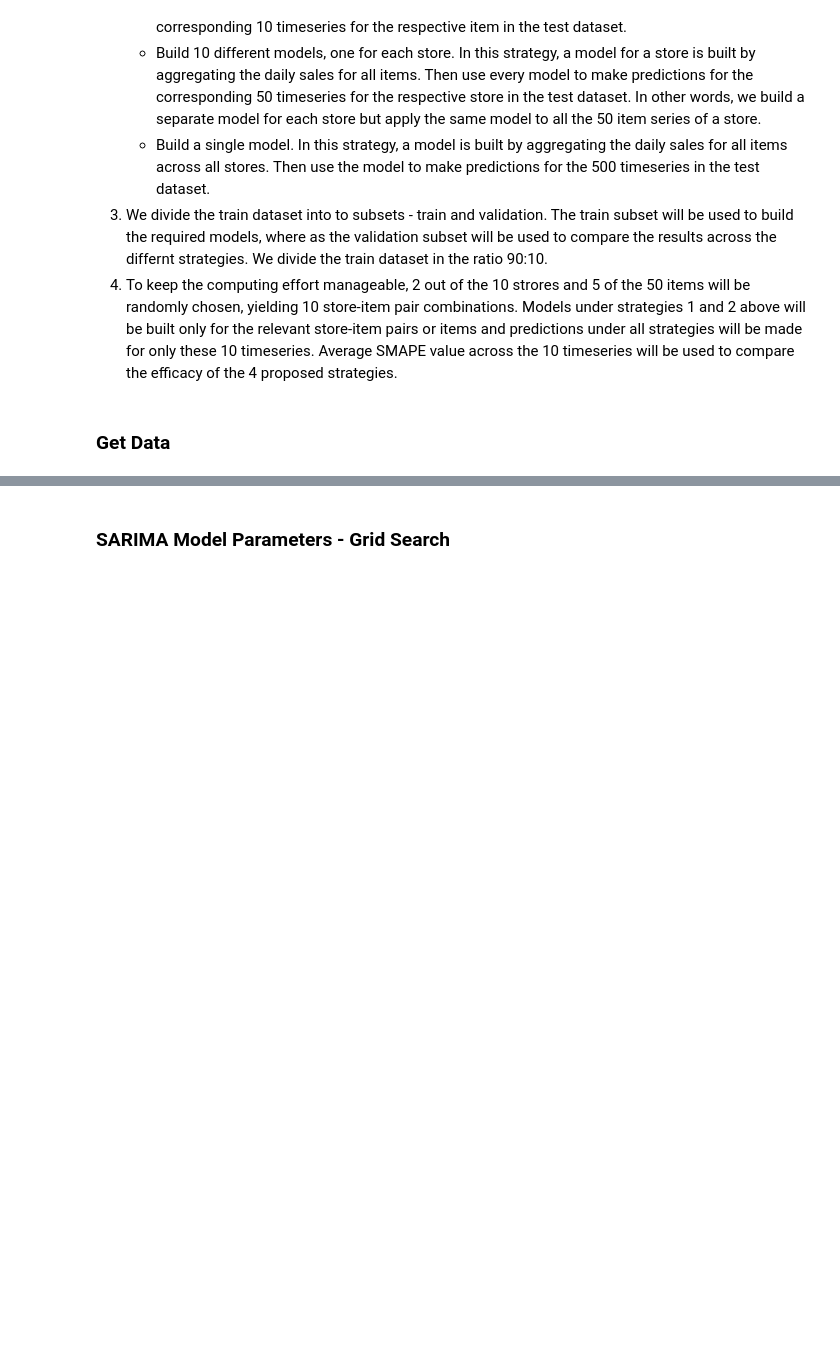
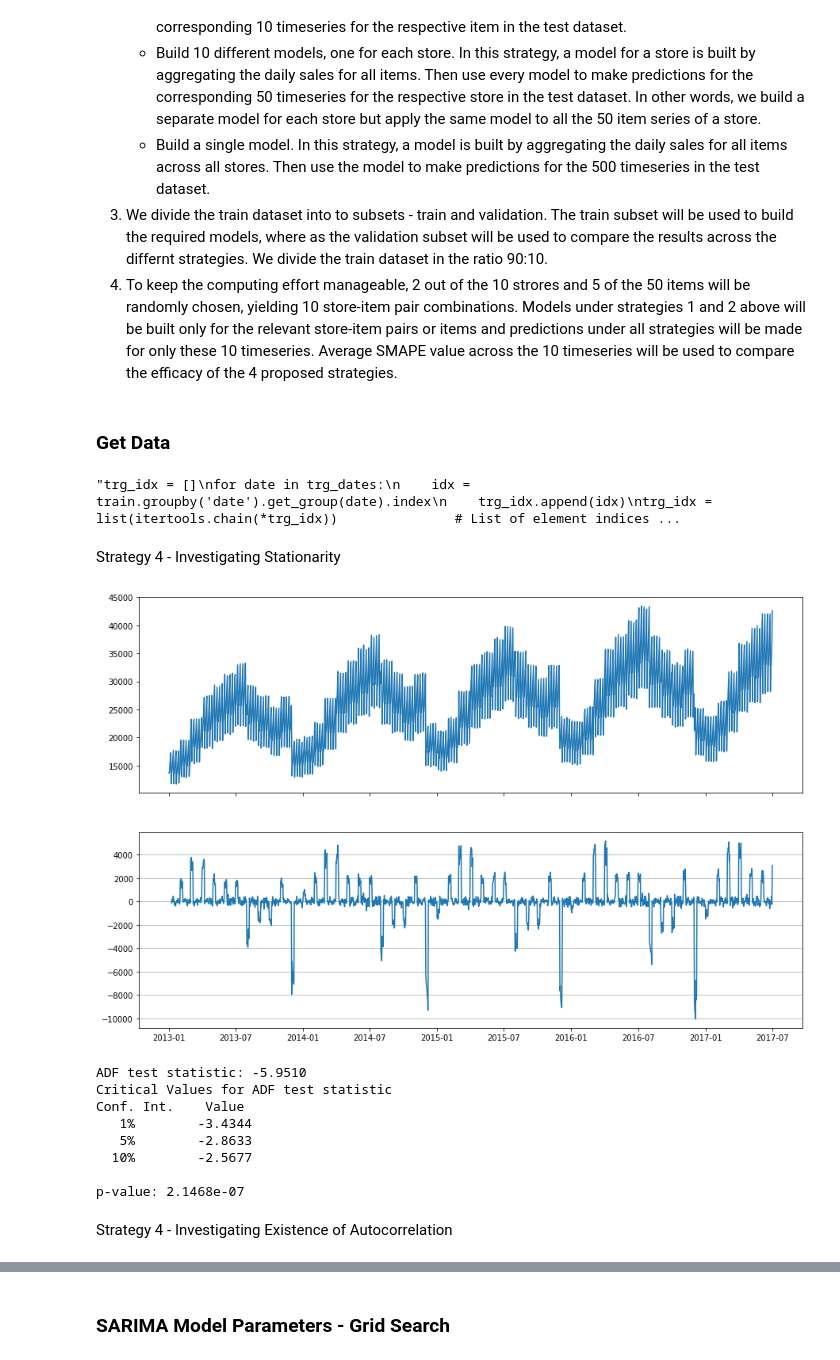
Before and after one commit to sanjeevgadre/Kaggle-Time-Series, a Jupyter notebook: SARIMA.ipynb, the cells around one changed output, grey strips where cells are left out. Drawn from its saved outputs; the diff is of its cells as text; code cells hidden in the pictures; blank space fills up the shorter version.

```diff
--- a/SARIMA.ipynb
+++ b/SARIMA.ipynb
@@ -29,11 +44,10 @@ import random
 # %%
-train = pd.read_csv('./data/train.csv')
+n_train = np.int(0.9*len(train.date.unique()))                   # The ratio to split the date range
+dates = train.date.unique()
+trg_dates = dates[:n_train]  # List of dates to include in train subset
+val_dates = dates[n_train:]  # List of dates to inclide in val subset
 
-n_train = np.int(0.9*len(train.date.unique()))                   # The ratio to split the date range
-trg_dates = list(train.groupby('date').groups.keys())[:n_train]  # List of dates to include in train subset
-val_dates = list(train.groupby('date').groups.keys())[n_train:]  # List of dates to inclide in val subset
-
-trg_idx = []
+'''trg_idx = []
 for date in trg_dates:
     idx = train.groupby('date').get_group(date).index
     trg_idx.append(idx)
@@ -46,6 +60,9 @@ for date in val_dates:
 
 val_idx = list(itertools.chain(*val_idx))               # List of element indices to include in val subset
 
-random.seed(1970)
-stores = random.sample(range(11), 2)    # Choosing 2 of the 10 stores randonly
-items = random.sample(range(51), 5)     # Choosing 5 of the 50 items randomly
+with open('./data/trg_idx', 'wb') as handle:            # Saving the idx's for future use
+    pickle.dump(trg_idx, handle)
+with open('./data/val_idx', 'wb') as handle:
+    pickle.dump(val_idx, handle)'''
+# %% [output]
+"trg_idx = []\nfor date in trg_dates:\n    idx = train.groupby('date').get_group(date).index\n    trg_idx.append(idx)\ntrg_idx = list(itertools.chain(*trg_idx))               # List of element indices ...
@@ -51,0 +74,30 @@ items = random.sample(range(51), 5)     # Choosing 5 of the 50 items randomly
+# %% [markdown]
+Strategy 4 - Investigating Stationarity
+# %%
+#dailysales = train.loc[trg_idx].groupby('date')['sales'].sum()
+
+fig, ax = plt.subplots(nrows = 2, figsize = (15, 10), sharex = True)
+ax[0].plot(dailysales)
+ax[1].plot(dailysales_df)
+plt.grid(b = True, axis = 'y')
+plt.show()
+
+result = adfuller(dailysales_df)
+print("ADF test statistic: %0.4f" % result[0])
+print("Critical Values for ADF test statistic")
+print("Conf. Int.    Value")
+for _, (key, value) in enumerate(result[4].items()):
+    print("  %3s        %0.4f" % (key, value))
+print("\np-value: %0.4e" % result[1])
+# %% [output]
+[figure, added]
+ADF test statistic: -5.9510
+Critical Values for ADF test statistic
+Conf. Int.    Value
+   1%        -3.4344
+   5%        -2.8633
+  10%        -2.5677
+
+p-value: 2.1468e-07
+# %% [markdown]
+Strategy 4 - Investigating Existence of Autocorrelation
```
Also changed, not shown: parts of 17 cells of this notebook.
